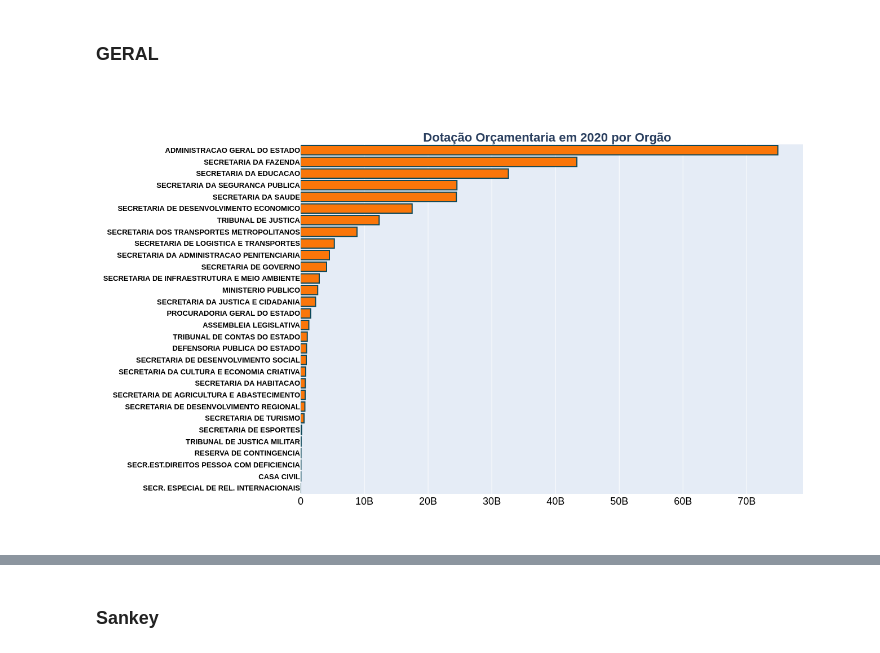
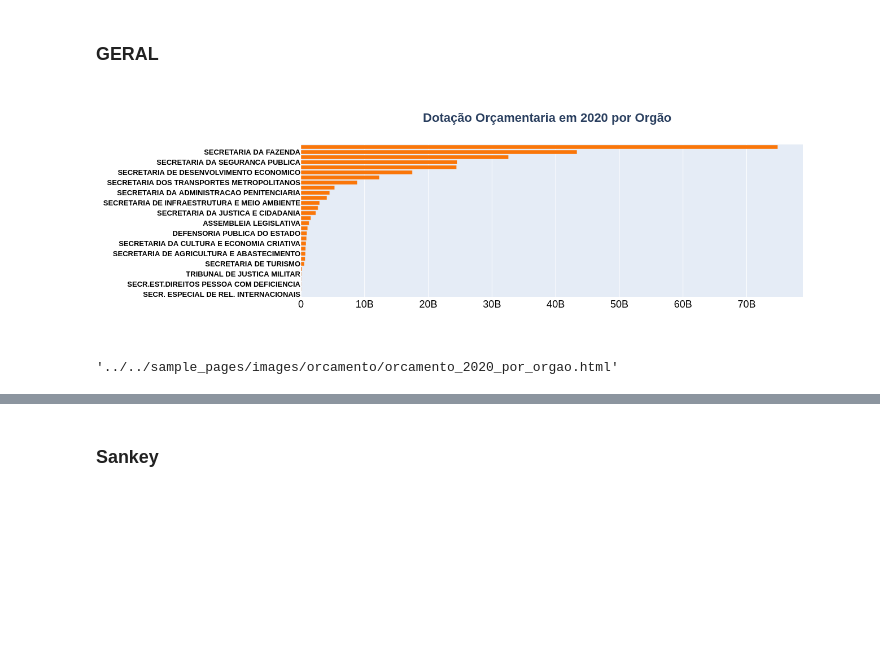
Before and after one commit to d116626/orcamento_sp, a Jupyter notebook: notebooks/1 - explore_2020.ipynb, the cells around one changed output, grey strips where cells are left out. Drawn from its saved outputs; the diff is of its cells as text; code cells hidden in the pictures; blank space fills up the shorter version.

```diff
--- a/notebooks/1 - explore_2020.ipynb
+++ b/notebooks/1 - explore_2020.ipynb
@@ -151,7 +160,7 @@ for ano in anos:
     df_final = pd.concat([df_final,df_18], axis=0)
 
 #just fell cols
-cols = ['ano','orgao','unidade_gestora','fonte_de_recursos','programa','acao','grupo','dotacao_inicial']
+cols = ['ano','orgao','unidade_gestora','fonte_de_recursos','programa','acao','grupo','dotacao_inicial','empenhado']
 df_total = df_final[cols]
 
 ##################################################### 2020 #####################################################
@@ -176,7 +185,8 @@ df_20['total'] = 'TOTAL'
 df_20['programa']=df_20['programa'].apply(lambda x: x[18:]).str.strip()
 df_20['ano'] = '2020'
 #filter just some columns
-cols = ['ano','orgao','unidade_gestora','fonte_de_recursos','programa','acao','grupo','dotacao_inicial']
+df_20['empenhado']=0
+cols = ['ano','orgao','unidade_gestora','fonte_de_recursos','programa','acao','grupo','dotacao_inicial','empenhado']
 df_20_f = df_20[cols]
 
 ##################################################### ALL YEARS #####################################################
@@ -294,0 +306,15 @@ fig.savefig('../images/grupo_historico.png')
+# %%
+dd = df.groupby(by=['ano','grupo'], as_index=False).sum().sort_values(by='ano')
+dd['ano'] = dd['ano'].astype(int)
+mask = (dd['ano']>=2013)
+dd = dd[mask]
+title = "Dotação Anual por Grupo de Despesa"
+fig1 = plot_grupo_orgao(dd,label='grupo',title=title)
+
+title = "Porcentagem da Dotação Anual por Grupo de Despesa"
+fig2 = plot_grupo_orgao(dd,label='grupo',value='percent' ,title=title)
+
+# plot(fig1, filename="../images/grupo_total_anual.html", auto_open=False)
+# plot(fig1, filename="../../sample_pages/images/orcamento/grupo_total_anual.html", auto_open=False)
+# plot(fig2, filename="../images/grupo_percent_anual.html", auto_open=False)
+# plot(fig2, filename="../../sample_pages/images/orcamento/grupo_percent_anual.html", auto_open=False)
@@ -315,7 +422,7 @@ def bar_plot(dd, label='orgao', value='valor',title="titulo"):
         orientation='h',
         marker=dict(
             color='rgb(250, 118, 9)',
-            line=dict(color='rgb(13, 72, 90)', width=2)
+#             line=dict(color='rgb(13, 72, 90)', width=2)
         ),
         hoverlabel = dict(
             font = dict(
@@ -366,18 +473,21 @@ def bar_plot(dd, label='orgao', value='valor',title="titulo"):
 # %%
 dd = df_ano.groupby(by='orgao', as_index=False).sum()
 # dd['valor'] = round(dd['valor'],2)
 
 # # pie_plot(dd)
 dd = dd.sort_values(by='valor')
 
 
 title = '<b>Dotação Orçamentaria em 2020 por Orgão</b>'
 
 fig = bar_plot(dd,title=title)
 
-# plot(fig, filename="../images/orcamento_2020_por_orgao.html", auto_open=False)
+plot(fig, filename="../images/orcamento_2020_por_orgao.html", auto_open=False)
+
+plot(fig, filename="../../sample_pages/images/orcamento/orcamento_2020_por_orgao.html", auto_open=False)
 # %% [output]
-[figure, old version]
+[figure, new version]
+'../../sample_pages/images/orcamento/orcamento_2020_por_orgao.html'
 # %%
 dd = df_ano.groupby(by='grupo', as_index=False).sum()
 dd = dd.sort_values(by='valor')
```
Also changed, not shown: parts of 19 cells of this notebook.
